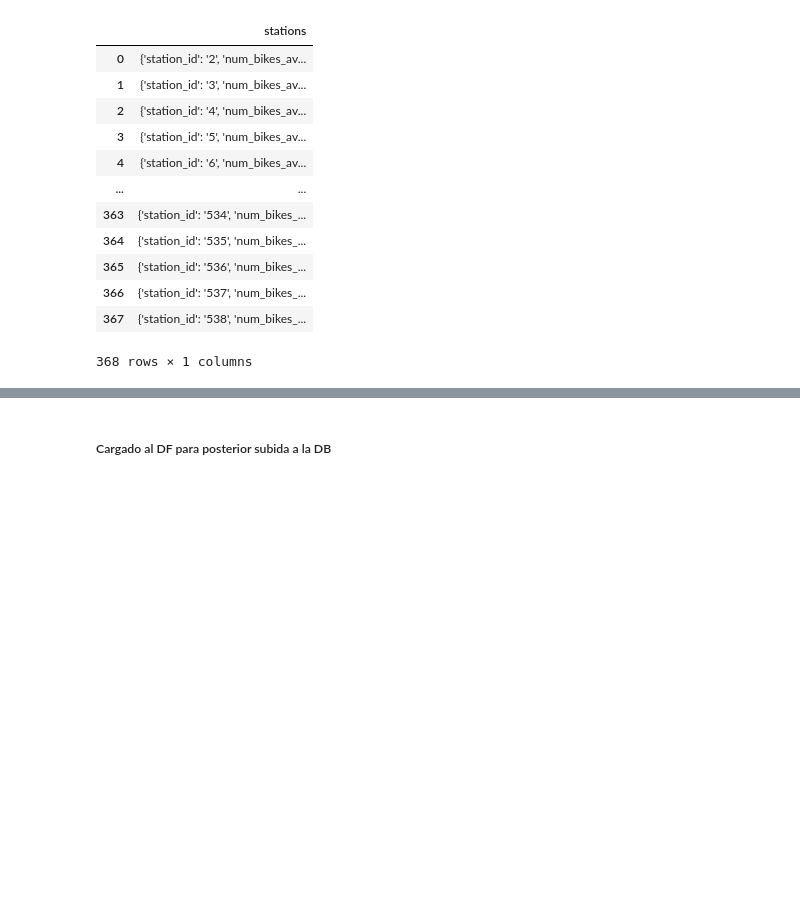
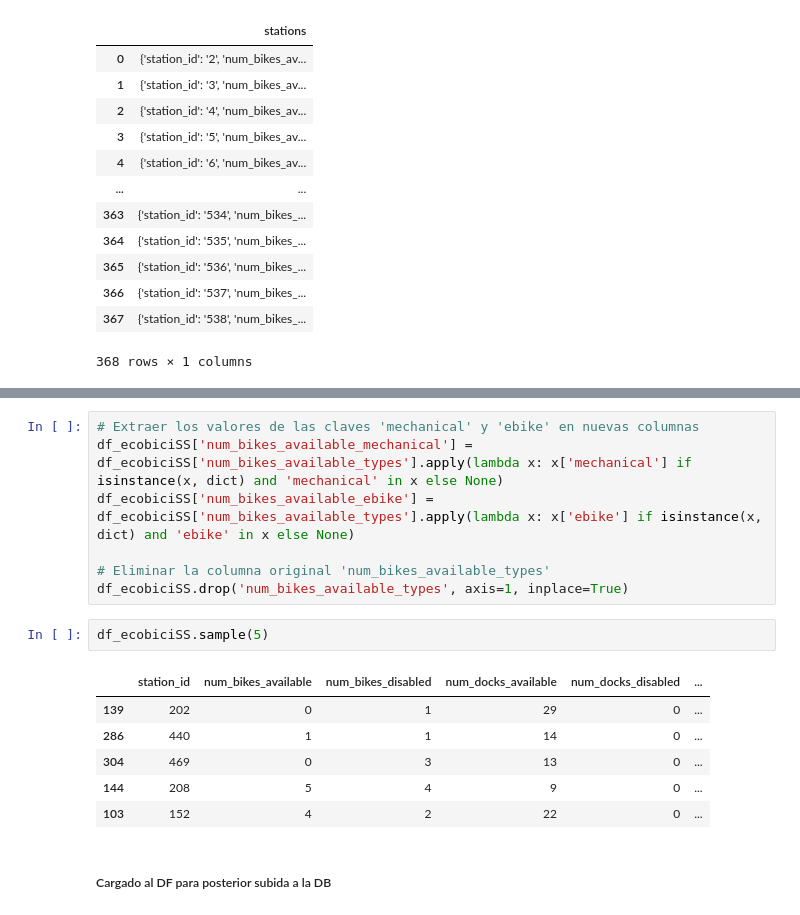
Before and after one commit to c-gonzalez-a/DataEngineeringCoder, a Jupyter notebook: main.ipynb, the cells around one changed output, grey strips where cells are left out. Drawn from its saved outputs; the diff is of its cells as text; blank space fills up the shorter version.

```diff
--- a/main.ipynb
+++ b/main.ipynb
@@ -670,3 +667,19 @@ df_ecobiciSS.sample(n=10)
+# %%
+# Extraer los valores de las claves 'mechanical' y 'ebike' en nuevas columnas
+df_ecobiciSS['num_bikes_available_mechanical'] = df_ecobiciSS['num_bikes_available_types'].apply(lambda x: x['mechanical'] if isinstance(x, dict) and 'mechanical' in x else None)
+df_ecobiciSS['num_bikes_available_ebike'] = df_ecobiciSS['num_bikes_available_types'].apply(lambda x: x['ebike'] if isinstance(x, dict) and 'ebike' in x else None)
+
+# Eliminar la columna original 'num_bikes_available_types'
+df_ecobiciSS.drop('num_bikes_available_types', axis=1, inplace=True)
+# %%
+df_ecobiciSS.sample(5)
+# %% [output]
+|  | station_id | num_bikes_available | num_bikes_disabled | num_docks_available | num_docks_disabled | ... |
+| 139 | 202 | 0 | 1 | 29 | 0 | ... |
+| 286 | 440 | 1 | 1 | 14 | 0 | ... |
+| 304 | 469 | 0 | 3 | 13 | 0 | ... |
+| 144 | 208 | 5 | 4 | 9 | 0 | ... |
+| 103 | 152 | 4 | 2 | 22 | 0 | ... |
 # %% [markdown]
 ##### Cargado al DF para posterior subida a la DB
 # %%
```
Also changed, not shown: parts of 26 cells of this notebook.
